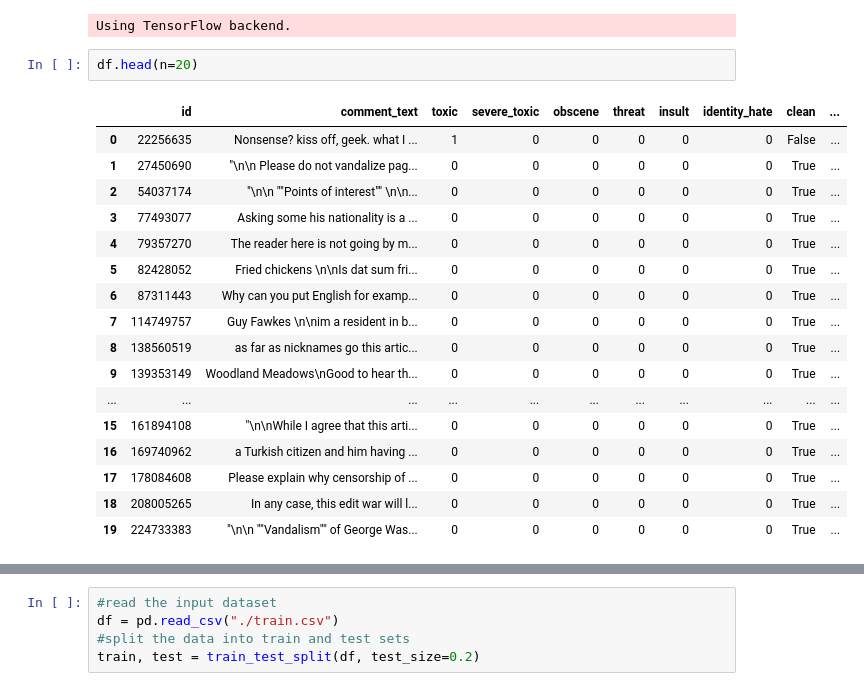
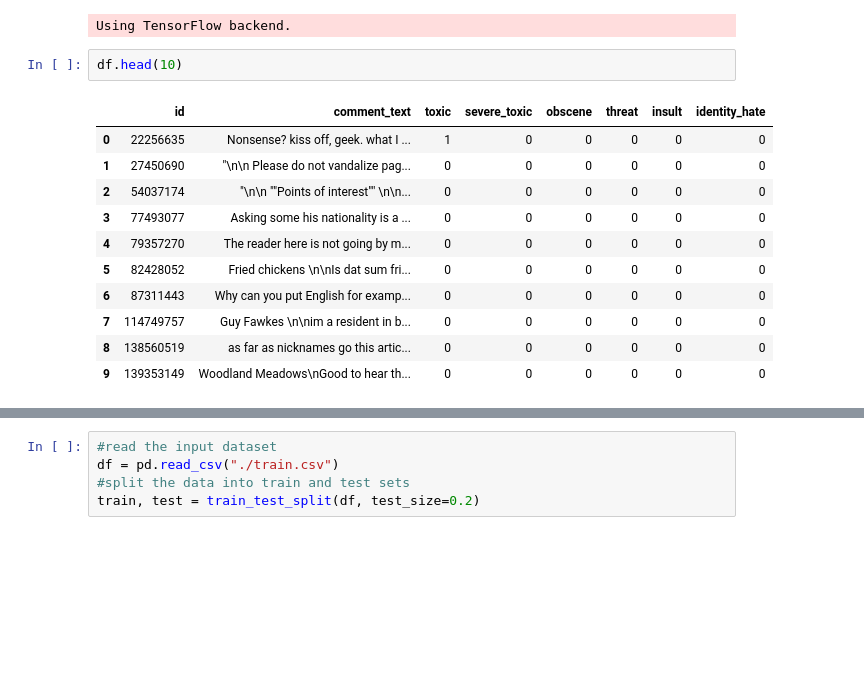
Before and after one commit to cbarcelon/Toxic_Comments, a Jupyter notebook: Toxic_Comments/Data analysis.ipynb, the cells around one changed output, grey strips where cells are left out. Saved outputs shown, nothing was run; the diff lists cells and outputs as text; blank space fills up the shorter version.

Commit message:
New graphs and tables

```diff
--- a/Toxic_Comments/Data analysis.ipynb
+++ b/Toxic_Comments/Data analysis.ipynb
@@ -11,23 +11,17 @@ from sklearn.cross_validation import train_test_split
 # %% [output]
 Using TensorFlow backend.
 # %%
-df.head(n=20)
+df.head(10)
 # %% [output]
-|  | id | comment_text | toxic | severe_toxic | obscene | threat | insult | identity_hate | clean | ... |
-| 0 | 22256635 | Nonsense? kiss off, geek. what I ... | 1 | 0 | 0 | 0 | 0 | 0 | False | ... |
-| 1 | 27450690 | "\n\n Please do not vandalize pag... | 0 | 0 | 0 | 0 | 0 | 0 | True | ... |
-| 2 | 54037174 | "\n\n ""Points of interest"" \n\n... | 0 | 0 | 0 | 0 | 0 | 0 | True | ... |
-| 3 | 77493077 | Asking some his nationality is a ... | 0 | 0 | 0 | 0 | 0 | 0 | True | ... |
-| 4 | 79357270 | The reader here is not going by m... | 0 | 0 | 0 | 0 | 0 | 0 | True | ... |
-| 5 | 82428052 | Fried chickens \n\nIs dat sum fri... | 0 | 0 | 0 | 0 | 0 | 0 | True | ... |
-| 6 | 87311443 | Why can you put English for examp... | 0 | 0 | 0 | 0 | 0 | 0 | True | ... |
-| 7 | 114749757 | Guy Fawkes \n\nim a resident in b... | 0 | 0 | 0 | 0 | 0 | 0 | True | ... |
-| 8 | 138560519 | as far as nicknames go this artic... | 0 | 0 | 0 | 0 | 0 | 0 | True | ... |
-| 9 | 139353149 | Woodland Meadows\nGood to hear th... | 0 | 0 | 0 | 0 | 0 | 0 | True | ... |
-| ... | ... | ... | ... | ... | ... | ... | ... | ... | ... | ... |
-| 15 | 161894108 | "\n\nWhile I agree that this arti... | 0 | 0 | 0 | 0 | 0 | 0 | True | ... |
-| 16 | 169740962 | a Turkish citizen and him having ... | 0 | 0 | 0 | 0 | 0 | 0 | True | ... |
-| 17 | 178084608 | Please explain why censorship of ... | 0 | 0 | 0 | 0 | 0 | 0 | True | ... |
-| 18 | 208005265 | In any case, this edit war will l... | 0 | 0 | 0 | 0 | 0 | 0 | True | ... |
-| 19 | 224733383 | "\n\n ""Vandalism"" of George Was... | 0 | 0 | 0 | 0 | 0 | 0 | True | ... |
+|  | id | comment_text | toxic | severe_toxic | obscene | threat | insult | identity_hate |
+| 0 | 22256635 | Nonsense? kiss off, geek. what I ... | 1 | 0 | 0 | 0 | 0 | 0 |
+| 1 | 27450690 | "\n\n Please do not vandalize pag... | 0 | 0 | 0 | 0 | 0 | 0 |
+| 2 | 54037174 | "\n\n ""Points of interest"" \n\n... | 0 | 0 | 0 | 0 | 0 | 0 |
+| 3 | 77493077 | Asking some his nationality is a ... | 0 | 0 | 0 | 0 | 0 | 0 |
+| 4 | 79357270 | The reader here is not going by m... | 0 | 0 | 0 | 0 | 0 | 0 |
+| 5 | 82428052 | Fried chickens \n\nIs dat sum fri... | 0 | 0 | 0 | 0 | 0 | 0 |
+| 6 | 87311443 | Why can you put English for examp... | 0 | 0 | 0 | 0 | 0 | 0 |
+| 7 | 114749757 | Guy Fawkes \n\nim a resident in b... | 0 | 0 | 0 | 0 | 0 | 0 |
+| 8 | 138560519 | as far as nicknames go this artic... | 0 | 0 | 0 | 0 | 0 | 0 |
+| 9 | 139353149 | Woodland Meadows\nGood to hear th... | 0 | 0 | 0 | 0 | 0 | 0 |
 # %%
```
Also changed, not shown: parts of 5 cells of this notebook, 2 other files.
